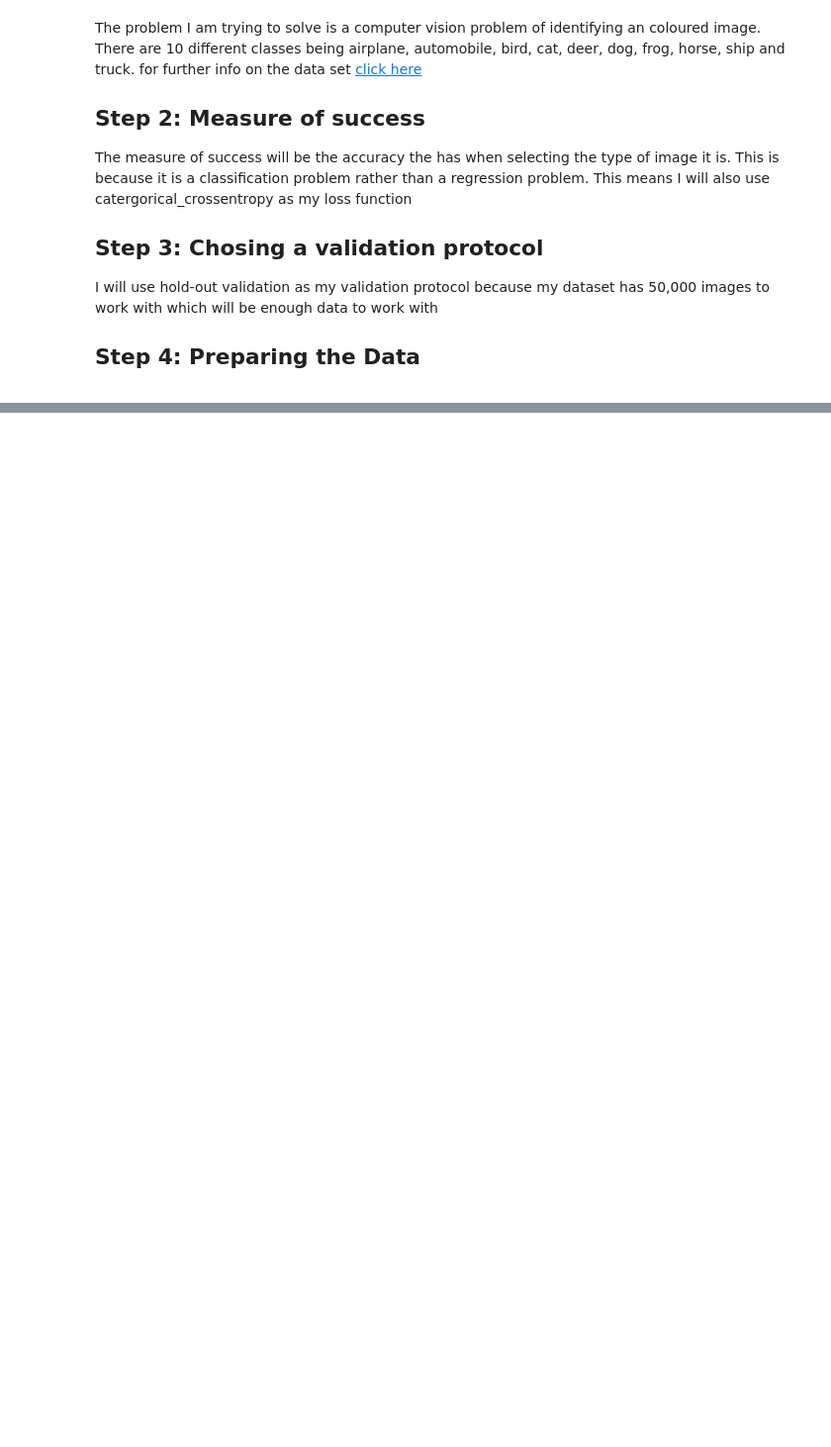
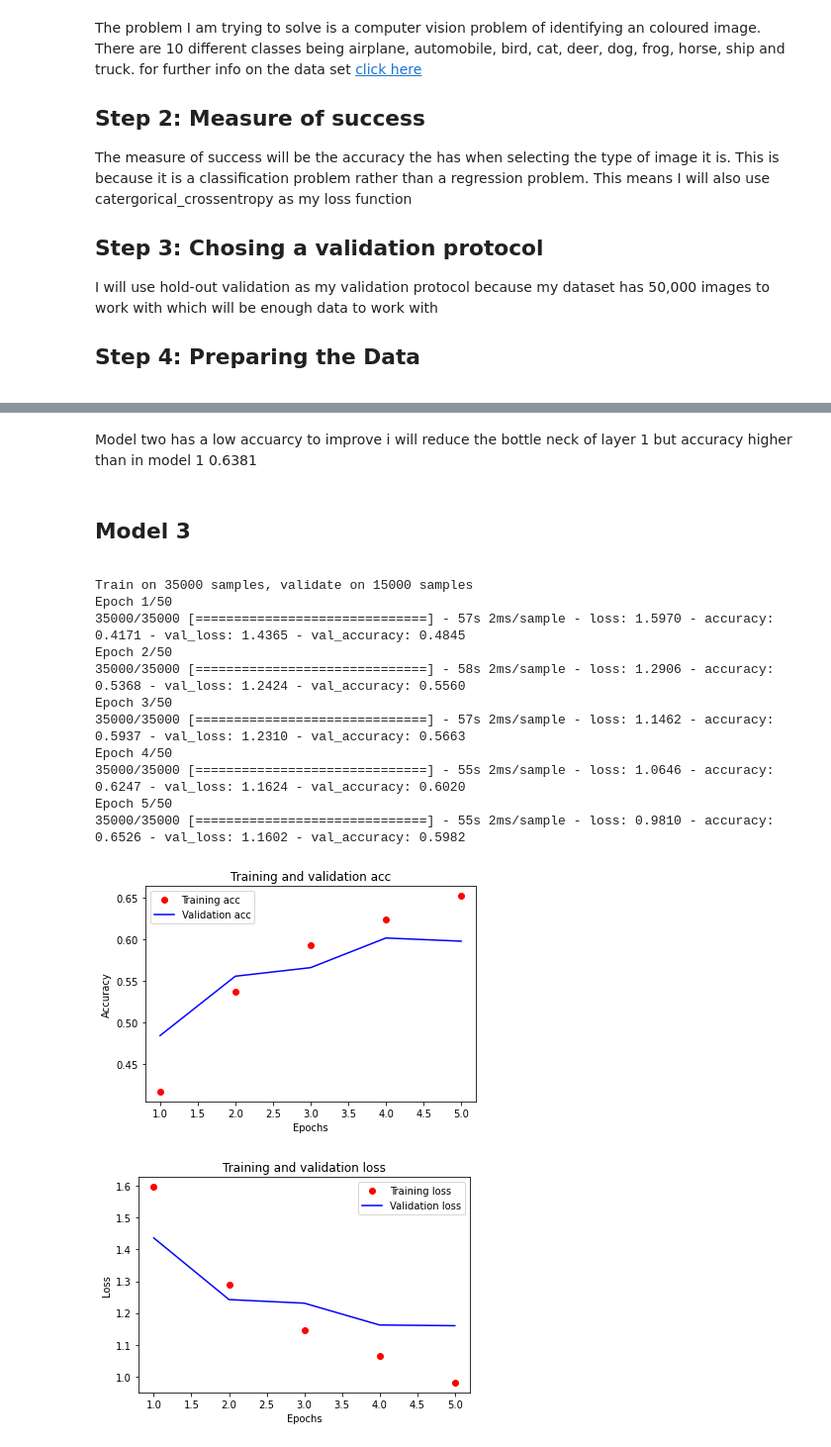
Before and after one commit to Metronh/cifar10_covnet, a Jupyter notebook: Coursework 2.ipynb, the cells around one changed output, grey strips where cells are left out. Shown at 99% size. Drawn from its saved outputs; the diff is of its cells as text; code cells hidden in the pictures; blank space fills up the shorter version.

```diff
--- a/Coursework 2.ipynb
+++ b/Coursework 2.ipynb
@@ -60,0 +241,37 @@ should be equal distribution for them all
+# %% [markdown]
+Model two has a low accuarcy to improve i will reduce the bottle neck of layer 1 but accuracy higher than in model 1 0.6381
+# %% [markdown]
+## Model 3
+<a id="model3"></a>
+# %%
+model_three = models.Sequential()
+model_three.add(layers.Conv2D(64, (5, 5), activation='relu', input_shape=(32, 32, 3)))
+model_three.add(layers.MaxPooling2D((2, 2)))
+model_three.add(layers.Conv2D(64, (5, 5), activation='relu'))
+
+model_three.add(layers.Flatten())
+model_three.add(layers.Dense(64, activation='relu'))
+model_three.add(layers.Dense(10, activation='softmax'))
+
+model_three.compile(optimizer='adam',
+              loss = 'categorical_crossentropy',
+              metrics=['accuracy'])
+
+history_three = model_three.fit(train_images, train_labels,epochs=50, callbacks = callbacks_list, batch_size=32, validation_split=0.3)
+
+plot_acc(history_three)
+plot_loss(history_three)
+# %% [output]
+Train on 35000 samples, validate on 15000 samples
+Epoch 1/50
+35000/35000 [==============================] - 57s 2ms/sample - loss: 1.5970 - accuracy: 0.4171 - val_loss: 1.4365 - val_accuracy: 0.4845
+Epoch 2/50
+35000/35000 [==============================] - 58s 2ms/sample - loss: 1.2906 - accuracy: 0.5368 - val_loss: 1.2424 - val_accuracy: 0.5560
+Epoch 3/50
+35000/35000 [==============================] - 57s 2ms/sample - loss: 1.1462 - accuracy: 0.5937 - val_loss: 1.2310 - val_accuracy: 0.5663
+Epoch 4/50
+35000/35000 [==============================] - 55s 2ms/sample - loss: 1.0646 - accuracy: 0.6247 - val_loss: 1.1624 - val_accuracy: 0.6020
+Epoch 5/50
+35000/35000 [==============================] - 55s 2ms/sample - loss: 0.9810 - accuracy: 0.6526 - val_loss: 1.1602 - val_accuracy: 0.5982
+[figure, added]
+[figure, added]
```
Also changed, not shown: parts of 61 cells of this notebook, 4 other files.
